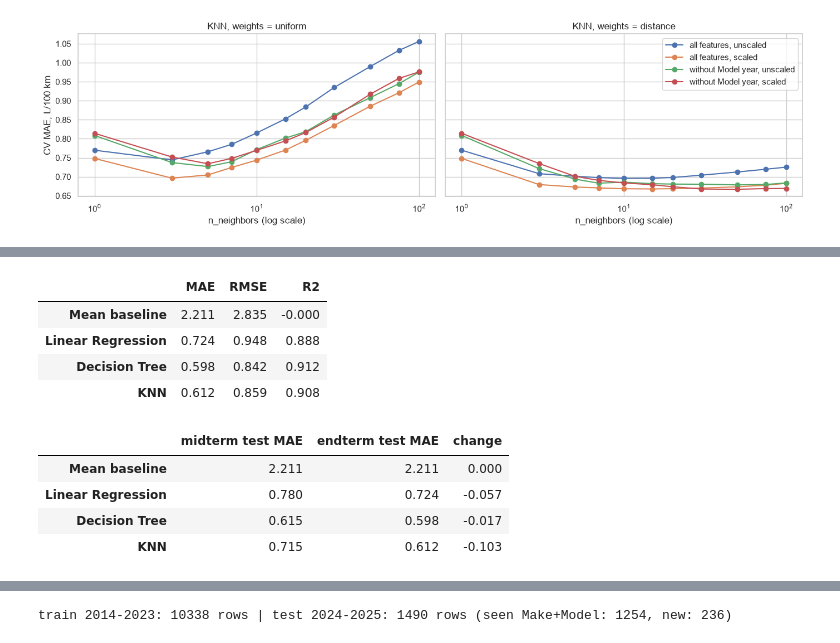
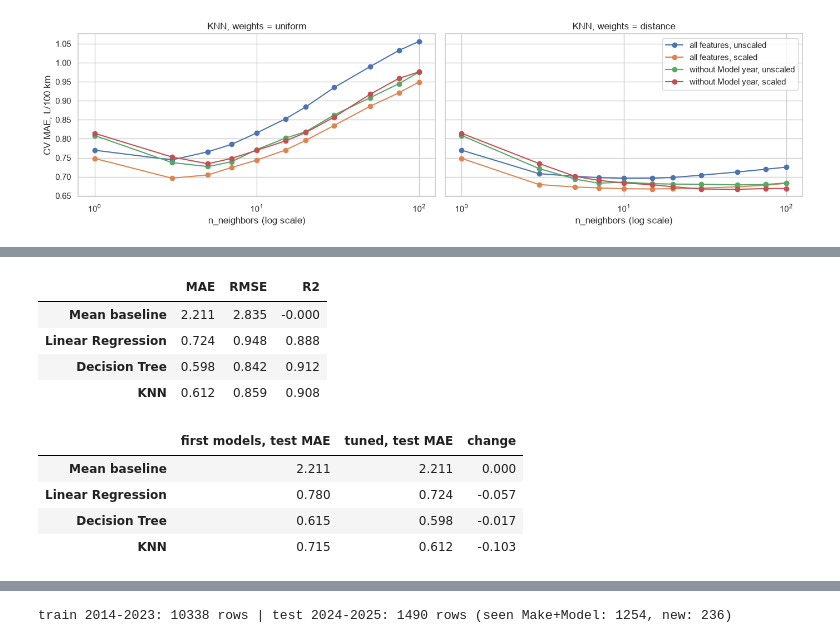
Before and after one commit to isk0nka-dot/Vehicle-Fuel-Efficiency, a Jupyter notebook: notebooks/Vehicle_Fuel_Efficiency_prediction.ipynb, the cells around one changed output, grey strips where cells are left out. Saved outputs shown, nothing was run; the diff lists cells and outputs as text; code cells hidden in the pictures.

```diff
--- a/notebooks/endterm.ipynb
+++ b/notebooks/Vehicle_Fuel_Efficiency_prediction.ipynb
@@ -1774,10 +1582,4 @@ Output columns after preprocessing: 31
 # %%
-num_without_hybrid = []
-for c in num_cols_v2:
-    if c != "is_hybrid":
-        num_without_hybrid.append(c)
-
-
 def new_model(name):
     if name == "Linear Regression":
         return LinearRegression()
@@ -1787,7 +1589,7 @@ def new_model(name):
 
 
 hyb_val = X_val["is_hybrid"] == 1
-feature_sets = [("without is_hybrid", num_without_hybrid), ("with is_hybrid", num_cols_v2)]
+feature_sets = [("without is_hybrid", num_basic), ("with is_hybrid", num_cols)]
 rows = []
 for name in ["Linear Regression", "Decision Tree", "KNN"]:
     if name == "KNN":
@@ -1996,10 +1679,4 @@ The mean baseline and Linear Regression have no hyperparameters; we only evaluat
 # %%
-import time
-from sklearn.base import clone
-from sklearn.model_selection import GridSearchCV
-
-cv = GroupKFold(n_splits=5)
-
 scoring = {"MAE": "neg_mean_absolute_error", "RMSE": "neg_root_mean_squared_error", "R2": "r2"}
 
 
@@ -2119,12 +1796,12 @@ Midterm setting (max_depth=None, min_samples_leaf=1) in the same CV: 0.655
 We pick the variant and the parameters with the lowest CV MAE.
 # %%
 no_year = []
-for c in num_cols_v2:
+for c in num_cols:
     if c != "Model year":
         no_year.append(c)
 knn_variants = {
-    "all features, unscaled": make_preprocessor(num_cols_v2, scale=False),
-    "all features, scaled": make_preprocessor(num_cols_v2, scale=True),
+    "all features, unscaled": make_preprocessor(num_cols, scale=False),
+    "all features, scaled": make_preprocessor(num_cols, scale=True),
     "without Model year, unscaled": make_preprocessor(no_year, scale=False),
     "without Model year, scaled": make_preprocessor(no_year, scale=True),
 }
@@ -2224,36 +1907,37 @@ check_val.round(3)
 # %%
 X_trval = pd.concat([X_train, X_val])
 y_trval = pd.concat([y_train, y_val])
 
-final_models = {}
 final_test_preds = {}
-fit_times = {}
-predict_times = {}
 rows = {}
 for name in tuned:
     m = clone(tuned[name])
-    t0 = time.perf_counter()
     m.fit(X_trval, y_trval)
-    fit_times[name] = time.perf_counter() - t0
-    t0 = time.perf_counter()
     final_test_preds[name] = m.predict(X_test)
-    predict_times[name] = time.perf_counter() - t0
-    final_models[name] = m
     rows[name] = evaluate(y_test, final_test_preds[name])
 
-test_table_2b = pd.DataFrame(rows).T
-display(test_table_2b.round(3))
+test_table_tuned = pd.DataFrame(rows).T
+display(test_table_tuned.round(3))
 
-progress = pd.DataFrame({"midterm test MAE": test_table["MAE"], "endterm test MAE": test_table_2b["MAE"]})
-progress["change"] = progress["endterm test MAE"] - progress["midterm test MAE"]
+first_models = make_models(num_basic, best_depth, best_k)
+first_test_preds = {}
+first_test_mae = {"Mean baseline": mean_absolute_error(y_test, final_test_preds["Mean baseline"])}
+for name in first_models:
+    m = first_models[name]
+    m.fit(X_trval, y_trval)
+    first_test_preds[name] = m.predict(X_test)
+    first_test_mae[name] = mean_absolute_error(y_test, first_test_preds[name])
+
+progress = pd.DataFrame({"first models, test MAE": first_test_mae, "tuned, test MAE": test_table_tuned["MAE"]})
+progress["change"] = progress["tuned, test MAE"] - progress["first models, test MAE"]
 progress.round(3)
 # %% [output]
 |  | MAE | RMSE | R2 |
 | Mean baseline | 2.211 | 2.835 | -0.000 |
 | Linear Regression | 0.724 | 0.948 | 0.888 |
 | Decision Tree | 0.598 | 0.842 | 0.912 |
 | KNN | 0.612 | 0.859 | 0.908 |
-|  | midterm test MAE | endterm test MAE | change |
+|  | first models, test MAE | tuned, test MAE | change |
 | Mean baseline | 2.211 | 2.211 | 0.000 |
 | Linear Regression | 0.780 | 0.724 | -0.057 |
 | Decision Tree | 0.615 | 0.598 | -0.017 |
```
Also changed, not shown: parts of 174 cells of this notebook, 3 other files.
